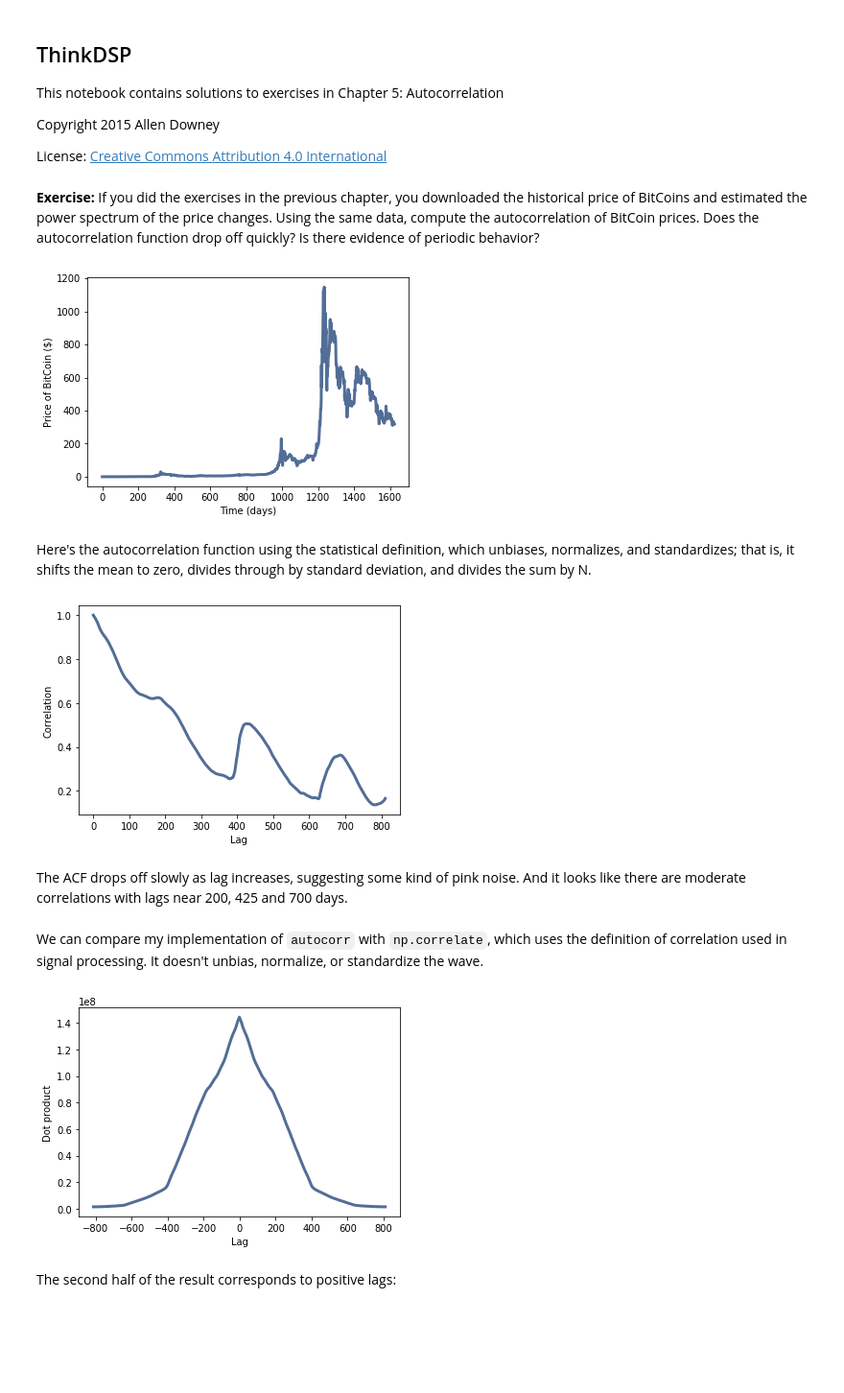
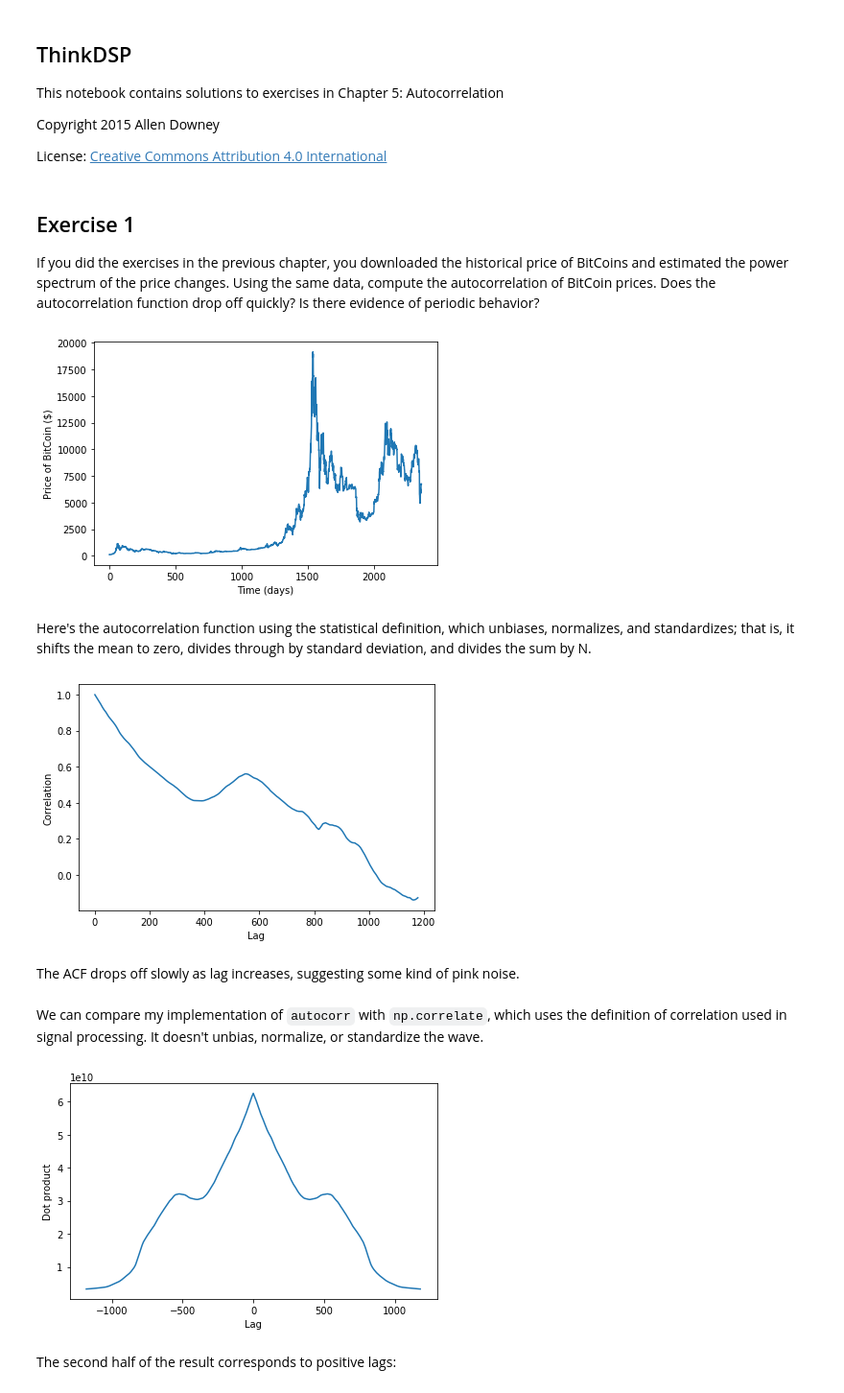
Before and after one commit to AllenDowney/ThinkDSP, a Jupyter notebook: code/chap05soln.ipynb, the cells around one changed output. Shown at 96% size. Drawn from its saved outputs; the diff is of its cells as text; code cells hidden in the pictures; blank space fills up the shorter version.

```diff
--- a/code/chap05soln.ipynb
+++ b/code/chap05soln.ipynb
@@ -18,5 +21,7 @@ import pandas as pd
 # %% [markdown]
-**Exercise:** If you did the exercises in the previous chapter, you downloaded
+## Exercise 1
+
+If you did the exercises in the previous chapter, you downloaded
 the historical price of BitCoins and estimated the power spectrum
 of the price changes.  Using the same data, compute the autocorrelation
 of BitCoin prices.  Does the autocorrelation function drop off quickly?  Is there evidence of periodic behavior?
@@ -26,9 +31,19 @@ ys = df.Close.values
+# %%
+import pandas as pd
+
+df = pd.read_csv('BTC_USD_2013-10-01_2020-03-26-CoinDesk.csv',
+                 parse_dates=[0])
+
+ys = df['Closing Price (USD)']
+ts = df.index
 # %%
-wave = thinkdsp.Wave(ys, framerate=1)
+from thinkdsp import Wave
+
+wave = Wave(ys, ts, framerate=1)
 wave.plot()
-thinkplot.config(xlabel='Time (days)',
-                 ylabel='Price of BitCoin ($)')
+decorate(xlabel='Time (days)',
+         ylabel='Price of BitCoin ($)')
 # %% [output]
-[figure, old version]
+[figure, new version]
 # %% [markdown]
 Here's the autocorrelation function using the statistical definition, which unbiases, normalizes, and standardizes; that is, it shifts the mean to zero, divides through by standard deviation, and divides the sum by N.
@@ -35,25 +73,23 @@ Here's the autocorrelation function using the statistical definition, which unbi
 # %%
-from autocorr import autocorr
-
 lags, corrs = autocorr(wave)
-thinkplot.plot(lags, corrs)
-thinkplot.config(xlabel='Lag',
-                 ylabel='Correlation')
+plt.plot(lags, corrs)
+decorate(xlabel='Lag',
+         ylabel='Correlation')
 # %% [output]
-[figure, old version]
+[figure, new version]
 # %% [markdown]
-The ACF drops off slowly as lag increases, suggesting some kind of pink noise.  And it looks like there are moderate correlations with lags near 200, 425 and 700 days.
+The ACF drops off slowly as lag increases, suggesting some kind of pink noise.
 # %% [markdown]
 We can compare my implementation of `autocorr` with `np.correlate`, which uses the definition of correlation used in signal processing.  It doesn't unbias, normalize, or standardize the wave.
 # %%
 N = len(wave)
 corrs2 = np.correlate(wave.ys, wave.ys, mode='same')
 lags = np.arange(-N//2, N//2)
-thinkplot.plot(lags, corrs2)
-thinkplot.config(xlabel='Lag',
-                 ylabel='Dot product')
+plt.plot(lags, corrs2)
+decorate(xlabel='Lag',
+         ylabel='Dot product')
 # %% [output]
-[figure, old version]
+[figure, new version]
 # %% [markdown]
 The second half of the result corresponds to positive lags:
 # %%
```
Also changed, not shown: parts of 18 cells of this notebook, 1 other file.
